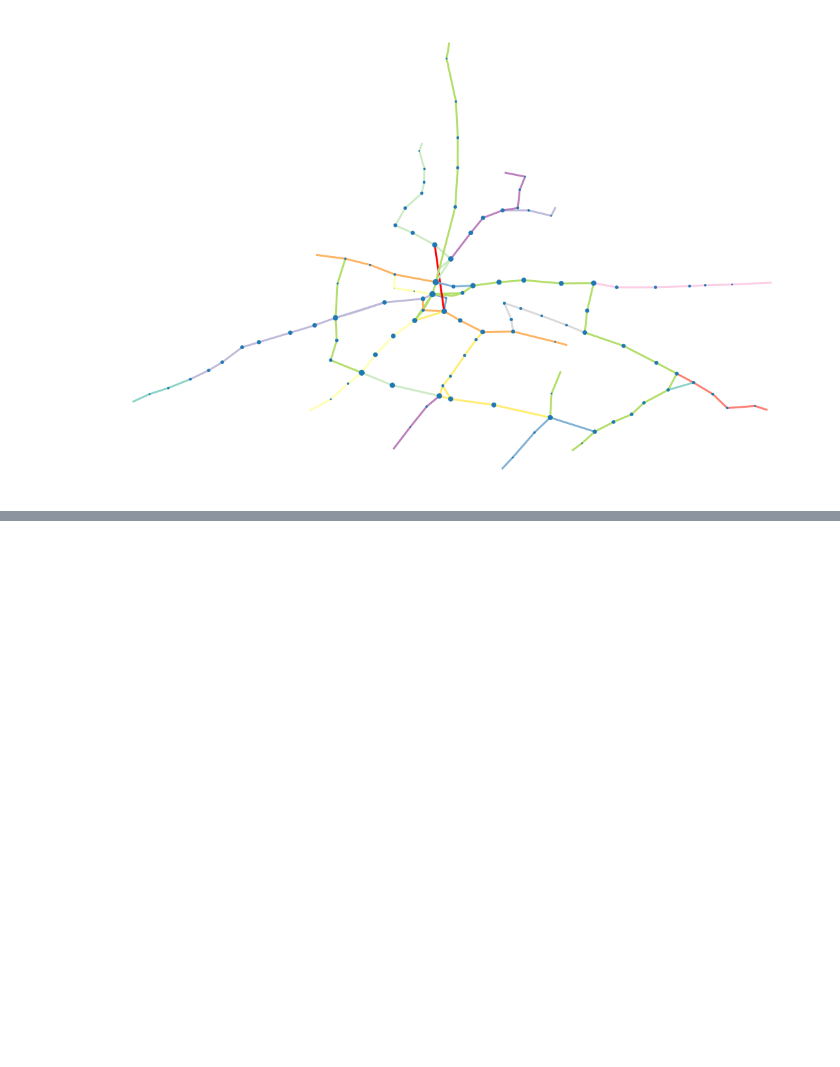
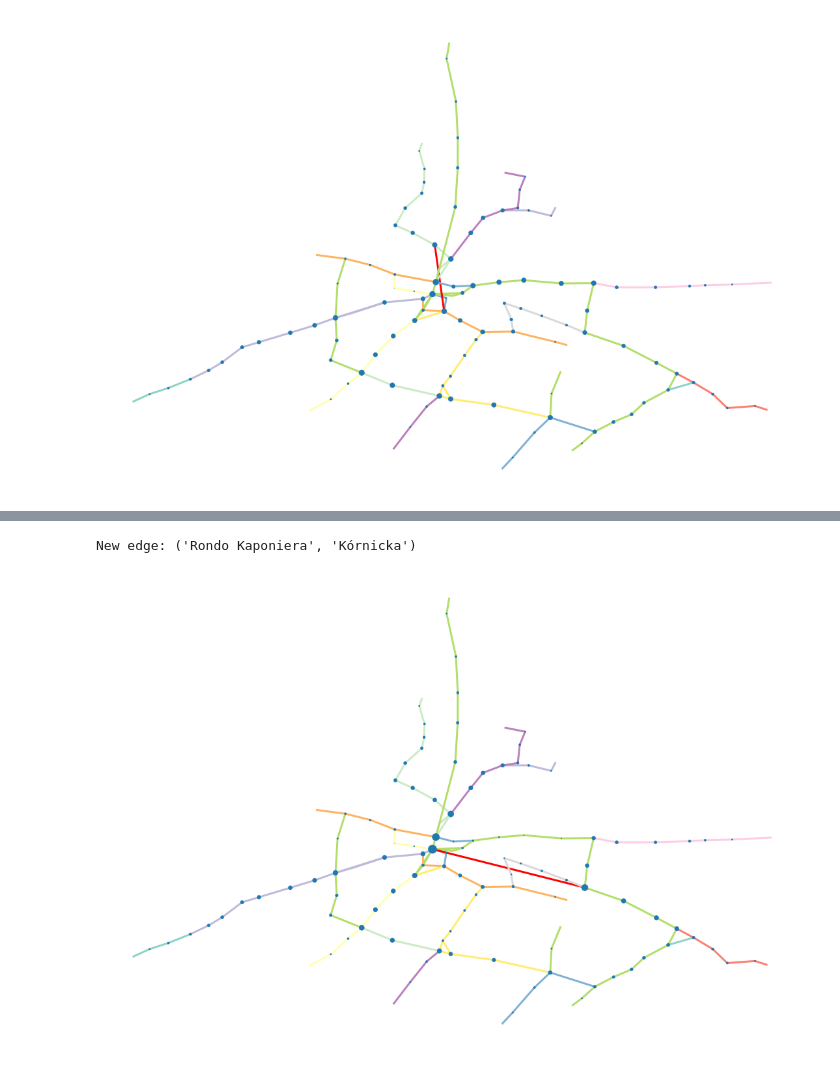
Before and after one commit to damian-horna/poznan-trams-network-analysis, a Jupyter notebook: Poznan Tram Network Analysis.ipynb, the cells around one changed output, grey strips where cells are left out. Saved outputs shown, nothing was run; the diff lists cells and outputs as text; code cells hidden in the pictures; blank space fills up the shorter version.

```diff
--- a/Poznan Tram Network Analysis.ipynb
+++ b/Poznan Tram Network Analysis.ipynb
@@ -511,3 +522,13 @@ find_new_edge(
+# %%
+
+find_new_edge(
+    centrality_function=nx.betweenness_centrality,
+    aggregate_centrality=list,
+    loss=lambda cent, dis: cent/max_between_centrality + 0.08 * dis/max_distance
+)
+# %% [output]
+New edge: ('Rondo Kaponiera', 'Kórnicka')
+[figure, added]
 # %%
 find_new_edge(
     centrality_function=nx.betweenness_centrality,
```
Also changed, not shown: parts of 8 cells of this notebook.
